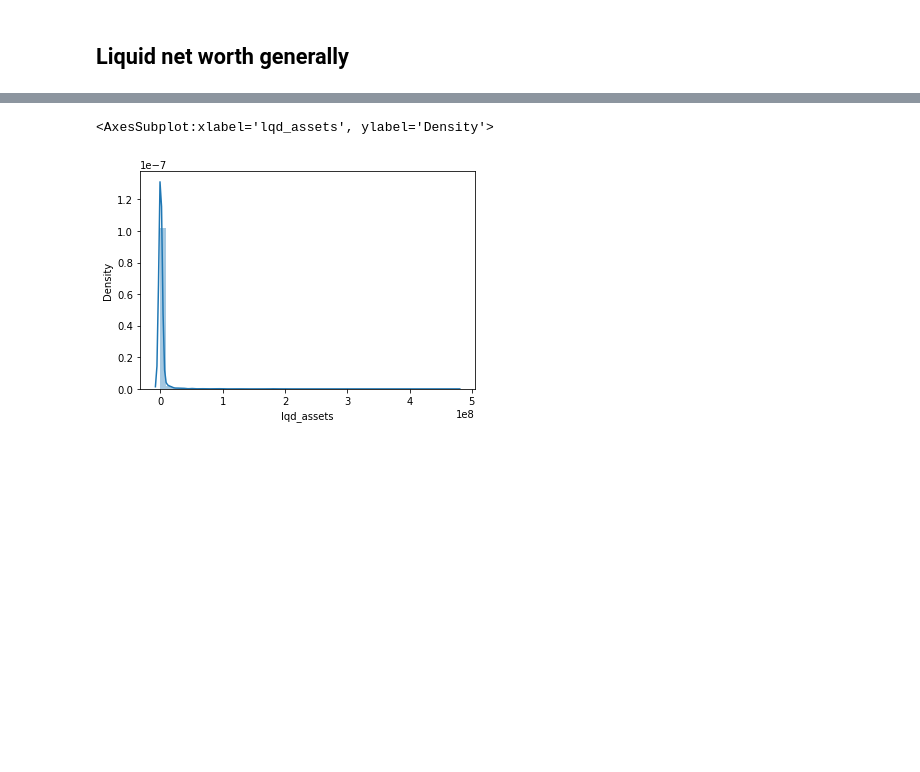
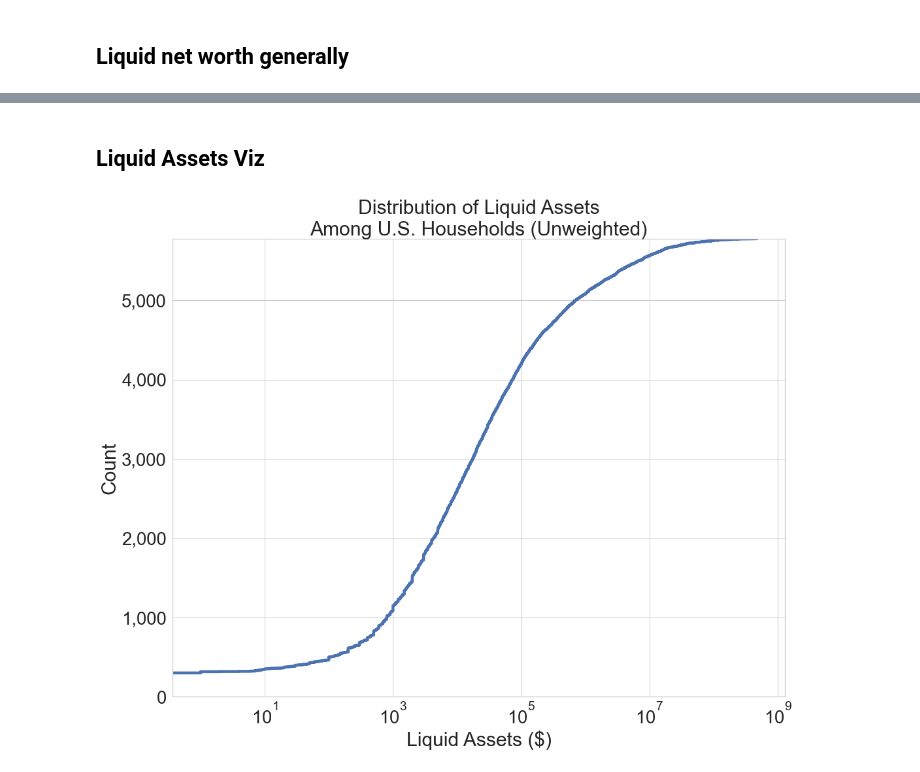
Before and after one commit to danvalen1/SCF-Analysis, a Jupyter notebook: notebooks/EDA.ipynb, the cells around one changed output, grey strips where cells are left out. Cells and saved outputs as stored; diff of their text form; code cells hidden in the pictures; blank space fills up the shorter version.

Commit message:
Added EDA on liquid assets

```diff
--- a/notebooks/EDA.ipynb
+++ b/notebooks/EDA.ipynb
@@ -12,11 +12,13 @@ if module_path not in sys.path:
     sys.path.append(module_path)
 
 from modules import dataloading as dl
+from modules import Viz
 
 import matplotlib.pyplot as plt
 import seaborn as sns
 
 targetdir = "../data/extracted/"
+figtargetdir = "../images/"
 # %% [markdown]
 ## Liquid net worth generally
 # %%
@@ -67,7 +69,8 @@ min     -2.000000e+00
 max      4.727030e+08
 Name: lqd_assets, dtype: float64
-# %%
-sns.distplot(df['lqd_assets'])
-# %% [output]
-<AxesSubplot:xlabel='lqd_assets', ylabel='Density'>
-[figure, removed]
+# %% [markdown]
+## Liquid Assets Viz
+# %%
+Viz.lqdassetsViz(df, figtargetdir)
+# %% [output]
+[figure, added]
```
Also changed, not shown: parts of 20 cells of this notebook, 4 other files.
